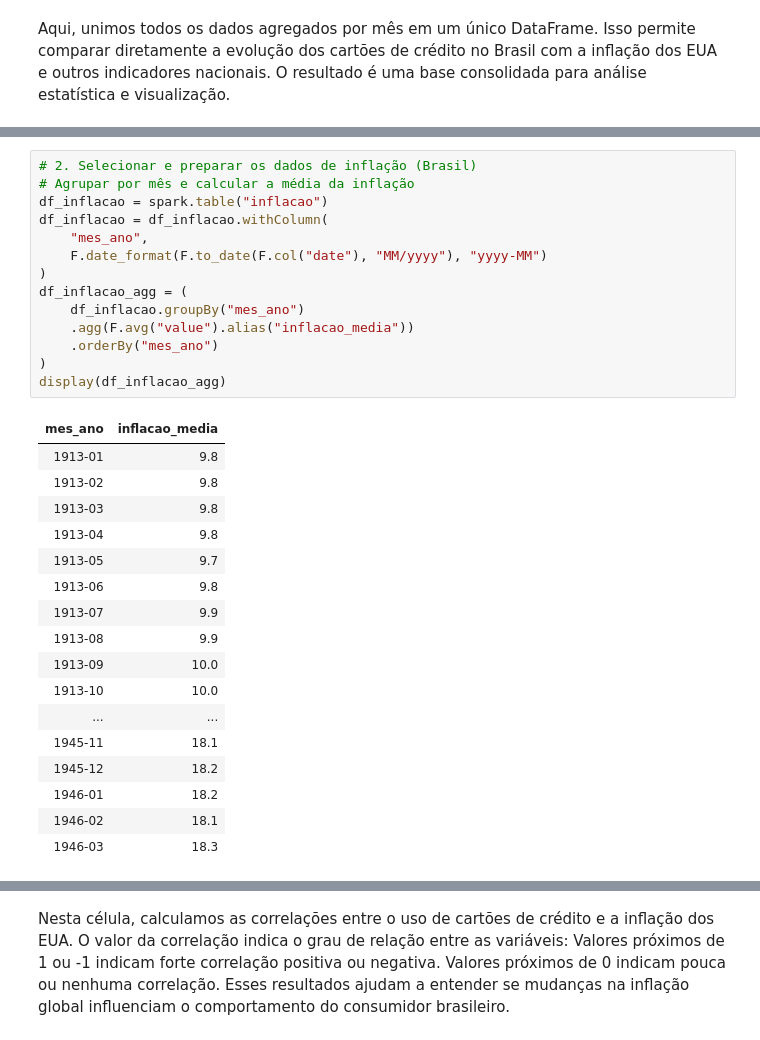
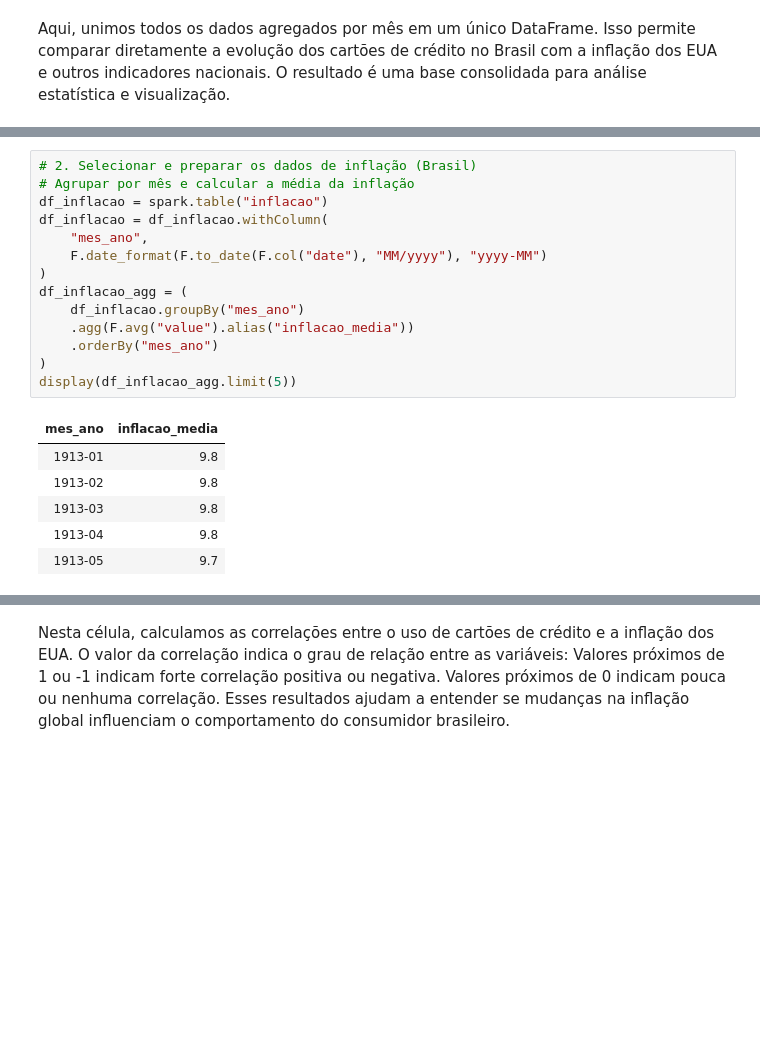
Before and after one commit to JulianaRamos2021/databricks, a Jupyter notebook: Projeto Databricks.ipynb, the cells around one changed output, grey strips where cells are left out. Saved outputs shown, nothing was run; the diff lists cells and outputs as text; blank space fills up the shorter version.

```diff
--- a/Projeto Databricks.ipynb
+++ b/Projeto Databricks.ipynb
@@ -318,35 +284,24 @@ display(df_cartoes_agg)
 # %%
 # 2. Selecionar e preparar os dados de inflação (Brasil)
 # Agrupar por mês e calcular a média da inflação
 df_inflacao = spark.table("inflacao")
 df_inflacao = df_inflacao.withColumn(
     "mes_ano",
     F.date_format(F.to_date(F.col("date"), "MM/yyyy"), "yyyy-MM")
 )
 df_inflacao_agg = (
     df_inflacao.groupBy("mes_ano")
     .agg(F.avg("value").alias("inflacao_media"))
     .orderBy("mes_ano")
 )
-display(df_inflacao_agg)
+display(df_inflacao_agg.limit(5))
 # %% [output]
 | mes_ano | inflacao_media |
 | 1913-01 | 9.8 |
 | 1913-02 | 9.8 |
 | 1913-03 | 9.8 |
 | 1913-04 | 9.8 |
 | 1913-05 | 9.7 |
-| 1913-06 | 9.8 |
-| 1913-07 | 9.9 |
-| 1913-08 | 9.9 |
-| 1913-09 | 10.0 |
-| 1913-10 | 10.0 |
-| ... | ... |
-| 1945-11 | 18.1 |
-| 1945-12 | 18.2 |
-| 1946-01 | 18.2 |
-| 1946-02 | 18.1 |
-| 1946-03 | 18.3 |
 # %%
 # 3. Preparar e agregar todas as tabelas disponíveis no catálogo relacionadas ao uso de cartões e indicadores macroeconômicos do Brasil
 # Vamos agregar mensalmente as tabelas que você já carregou, para depois unir e analisar
```
Also changed, not shown: parts of 9 cells of this notebook.
